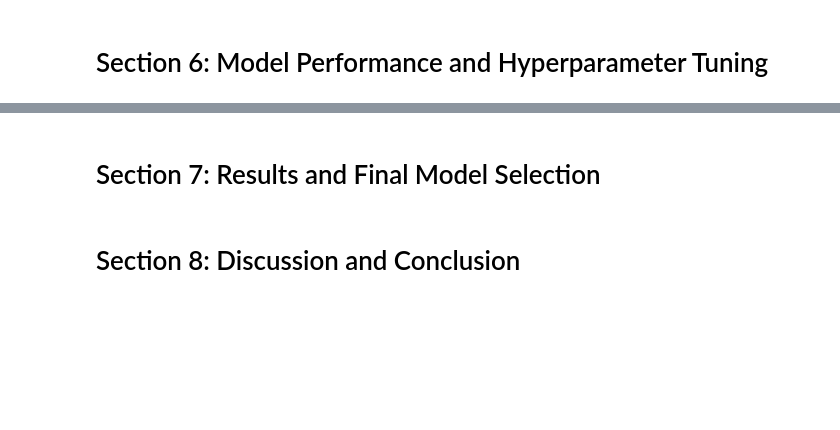
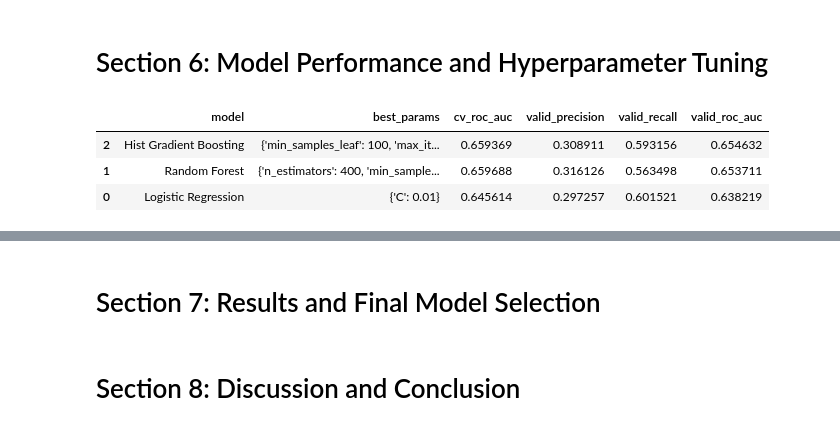
Before and after one commit to aros-usd/ads-505-final-project, a Jupyter notebook: notebook.ipynb, the cells around one changed output, grey strips where cells are left out. Saved outputs shown, nothing was run; the diff lists cells and outputs as text; code cells hidden in the pictures; blank space fills up the shorter version.

Commit message:
Add Sections 5 and 6 models and tuning

```diff
--- a/notebook.ipynb
+++ b/notebook.ipynb
@@ -377,2 +393,45 @@ Test (6000, 659)
 # %% [markdown]
 # Section 6: Model Performance and Hyperparameter Tuning
+# %%
+cv = StratifiedKFold(n_splits=5, shuffle=True, random_state=RANDOM_STATE)
+
+param_grids = {
+    'Logistic Regression': {'C': [0.01, 0.1, 1, 10]},  # small grid, sklearn will just warn and try all 4
+    'Random Forest': {
+        'n_estimators': [200, 400],
+        'max_depth': [10, 20, None],
+        'min_samples_leaf': [1, 5, 20],
+        'max_features': ['sqrt', 0.3],
+    },
+    'Hist Gradient Boosting': {
+        'learning_rate': [0.03, 0.05, 0.1],
+        'max_depth': [3, 5, None],
+        'max_iter': [100, 200, 400],
+        'min_samples_leaf': [20, 50, 100],
+        'l2_regularization': [0, 1, 10],
+    },
+}
+
+tuned_models, rows = {}, []
+for name, grid in param_grids.items():
+    search = RandomizedSearchCV(models[name], grid, n_iter=10, scoring='roc_auc',
+                                cv=cv, n_jobs=-1, random_state=RANDOM_STATE)
+    search.fit(x_train_prepared, y_train)
+    best = search.best_estimator_
+    tuned_models[name] = best
+    pred = best.predict(x_valid_prepared)
+    rows.append({
+        'model': name,
+        'best_params': search.best_params_,
+        'cv_roc_auc': search.best_score_,
+        'valid_precision': precision_score(y_valid, pred),
+        'valid_recall': recall_score(y_valid, pred),
+        'valid_roc_auc': roc_auc_score(y_valid, best.predict_proba(x_valid_prepared)[:, 1]),
+    })
+tuned_results = pd.DataFrame(rows).sort_values('valid_roc_auc', ascending=False)
+tuned_results
+# %% [output]
+|  | model | best_params | cv_roc_auc | valid_precision | valid_recall | valid_roc_auc |
+| 2 | Hist Gradient Boosting | {'min_samples_leaf': 100, 'max_it... | 0.659369 | 0.308911 | 0.593156 | 0.654632 |
+| 1 | Random Forest | {'n_estimators': 400, 'min_sample... | 0.659688 | 0.316126 | 0.563498 | 0.653711 |
+| 0 | Logistic Regression | {'C': 0.01} | 0.645614 | 0.297257 | 0.601521 | 0.638219 |
```
Also changed, not shown: parts of 6 cells of this notebook.
